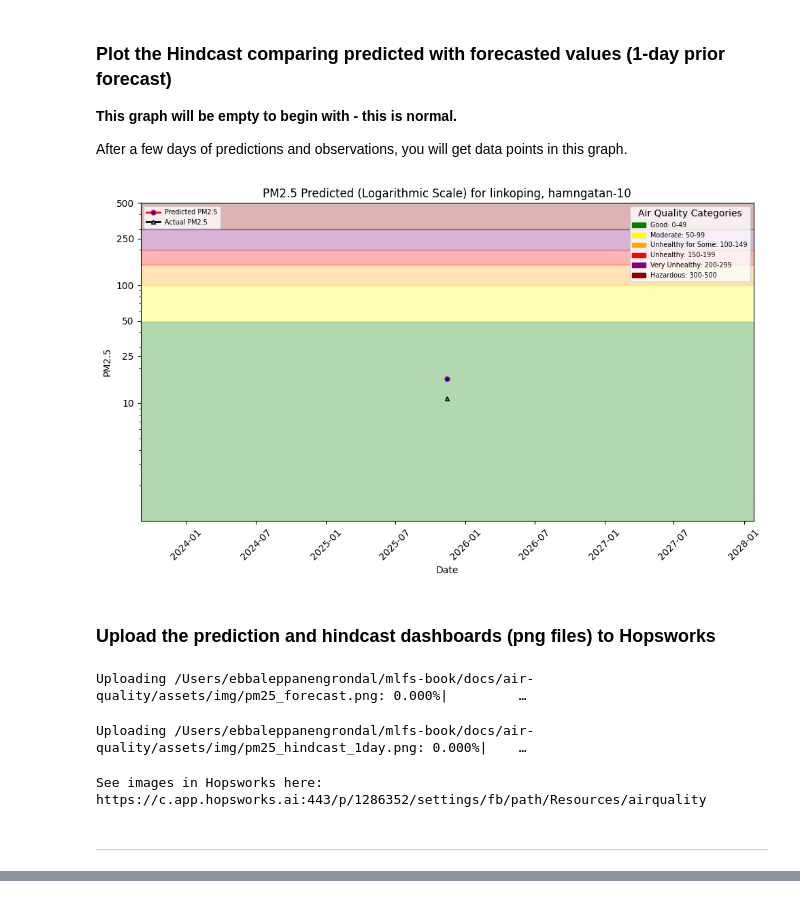
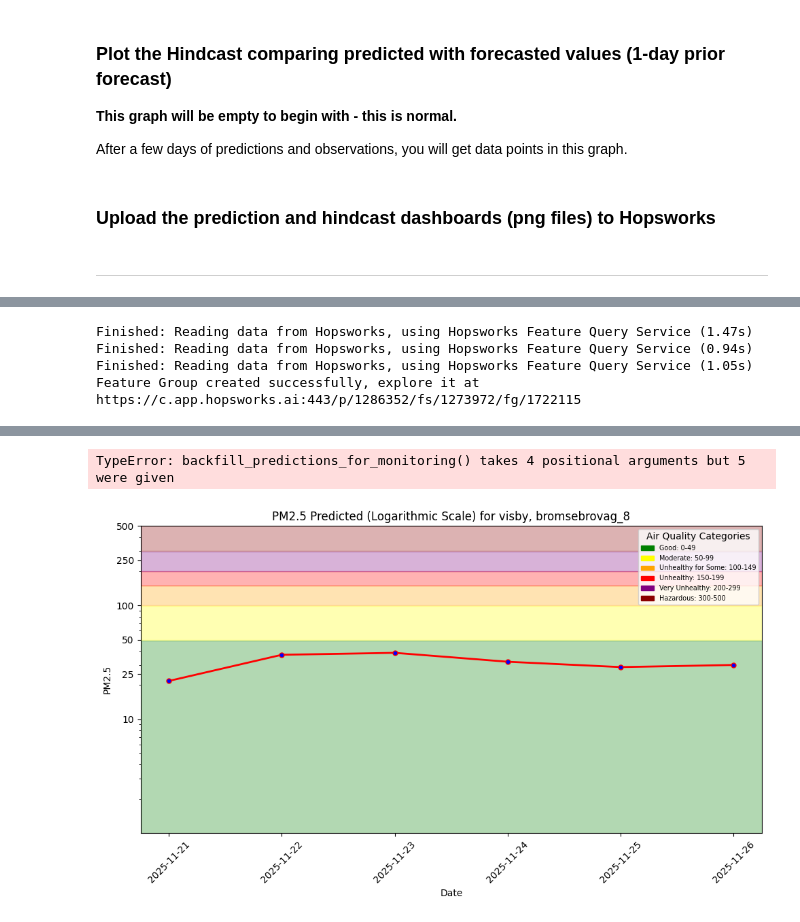
Before and after one commit to ebbalg/mlfs-book, a Jupyter notebook: notebooks/airquality/4_air_quality_batch_inference.ipynb, the cells around one changed output, grey strips where cells are left out. Saved outputs shown, nothing was run; the diff lists cells and outputs as text; code cells hidden in the pictures.

```diff
--- a/notebooks/airquality/4_air_quality_batch_inference.ipynb
+++ b/notebooks/airquality/4_air_quality_batch_inference.ipynb
@@ -299,27 +296,53 @@ hindcast_df
 __This graph will be empty to begin with - this is normal.__
 
 After a few days of predictions and observations, you will get data points in this graph.
-# %%
-hindcast_file_path = f"{root_dir}/docs/air-quality/assets/img/pm25_hindcast_1day.png"
-plt = util.plot_air_quality_forecast(city, street, hindcast_df, hindcast_file_path, hindcast=True)
-plt.show()
-# %% [output]
-[figure, removed]
 # %% [markdown]
 ### Upload the prediction and hindcast dashboards (png files) to Hopsworks
 # %%
-dataset_api = project.get_dataset_api()
-str_today = today.strftime("%Y-%m-%d")
-if dataset_api.exists("Resources/airquality") == False:
-    dataset_api.mkdir("Resources/airquality")
-dataset_api.upload(pred_file_path, f"Resources/airquality/{city}_{street}_{str_today}", overwrite=True)
-dataset_api.upload(hindcast_file_path, f"Resources/airquality/{city}_{street}_{str_today}", overwrite=True)
+def upload(pred_file_path, hindcast_file_path, street):
+    dataset_api = project.get_dataset_api()
+    str_today = today.strftime("%Y-%m-%d")
+    if dataset_api.exists("Resources/airquality") == False:
+        dataset_api.mkdir("Resources/airquality")
+    dataset_api.upload(pred_file_path, f"Resources/airquality/{city}_{street}_{str_today}", overwrite=True)
+    dataset_api.upload(hindcast_file_path, f"Resources/airquality/{city}_{street}_{str_today}", overwrite=True)
 
-proj_url = project.get_url()
-print(f"See images in Hopsworks here: {proj_url}/settings/fb/path/Resources/airquality")
+    proj_url = project.get_url()
+    print(f"See images in Hopsworks here: {proj_url}/settings/fb/path/Resources/airquality")
-# %% [output]
-Uploading /Users/ebbaleppanengrondal/mlfs-book/docs/air-quality/assets/img/pm25_forecast.png: 0.000%|         …
-Uploading /Users/ebbaleppanengrondal/mlfs-book/docs/air-quality/assets/img/pm25_hindcast_1day.png: 0.000%|    …
-See images in Hopsworks here: https://c.app.hopsworks.ai:443/p/1286352/settings/fb/path/Resources/airquality
 # %% [markdown]
 ---
+# %%
+use_more_features = True
+mr = project.get_model_registry()
+
+weather_fg = fs.get_feature_group(name='weather',version=1)
+air_quality_fg = fs.get_feature_group(name='air_quality',version=1)
+
+for sensor in street_list:
+#for sensor in ['bromsebrovag_8']:
+    weather_fg.filter(weather_fg.city == sensor)
+    fv, saved_model_dir = get_model(mr, use_more_features, sensor)
+    retrieved_xgboost_model = load_xgboost_model(saved_model_dir)
+
+    batch_data, aq_df, past_data = get_data(sensor, weather_fg, air_quality_fg, use_more_features)
+    batch_data, history = make_predictions(retrieved_xgboost_model, use_more_features, past_data, batch_data)
+    monitor_fg, batch_data = save_predictions(batch_data, sensor, city, country)
+
+    # Create dir to save results
+    sensor_dir = f"{root_dir}/docs/air-quality/assets/img/{sensor}"
+    os.makedirs(sensor_dir, exist_ok=True)
+
+    # Createpredictions
+    pred_file_path = f"{sensor_dir}/pm25_forecast.png"
+    util.plot_air_quality_forecast(city, sensor, batch_data, pred_file_path)
+
+    # Create hindcasts
+    hindcast_file_path = f"{sensor_dir}/pm25_hindcast_1day.png"
+    hindcast_df = create_hindcast(use_more_features, monitor_fg, aq_df, weather_fg, retrieved_xgboost_model)
+    util.plot_air_quality_forecast(city, sensor, hindcast_df, hindcast_file_path, hindcast=True)
+
+    # Upload pictures
+    upload(pred_file_path, hindcast_file_path, sensor)
+
+    print('\n Sensor ' + sensor + ' has been run and uploaded correctly! \n')
+# %% [output]
@@ -325,0 +352,5 @@ See images in Hopsworks here: https://c.app.hopsworks.ai:443/p/1286352/settings/
+Finished: Reading data from Hopsworks, using Hopsworks Feature Query Service (1.47s)
+Finished: Reading data from Hopsworks, using Hopsworks Feature Query Service (0.94s)
+Finished: Reading data from Hopsworks, using Hopsworks Feature Query Service (1.05s)
+Feature Group created successfully, explore it at
+https://c.app.hopsworks.ai:443/p/1286352/fs/1273972/fg/1722115
@@ -325,0 +369,2 @@ See images in Hopsworks here: https://c.app.hopsworks.ai:443/p/1286352/settings/
+TypeError: backfill_predictions_for_monitoring() takes 4 positional arguments but 5 were given
+[figure, added]
```
Also changed, not shown: parts of 23 cells of this notebook, 7 other files.
